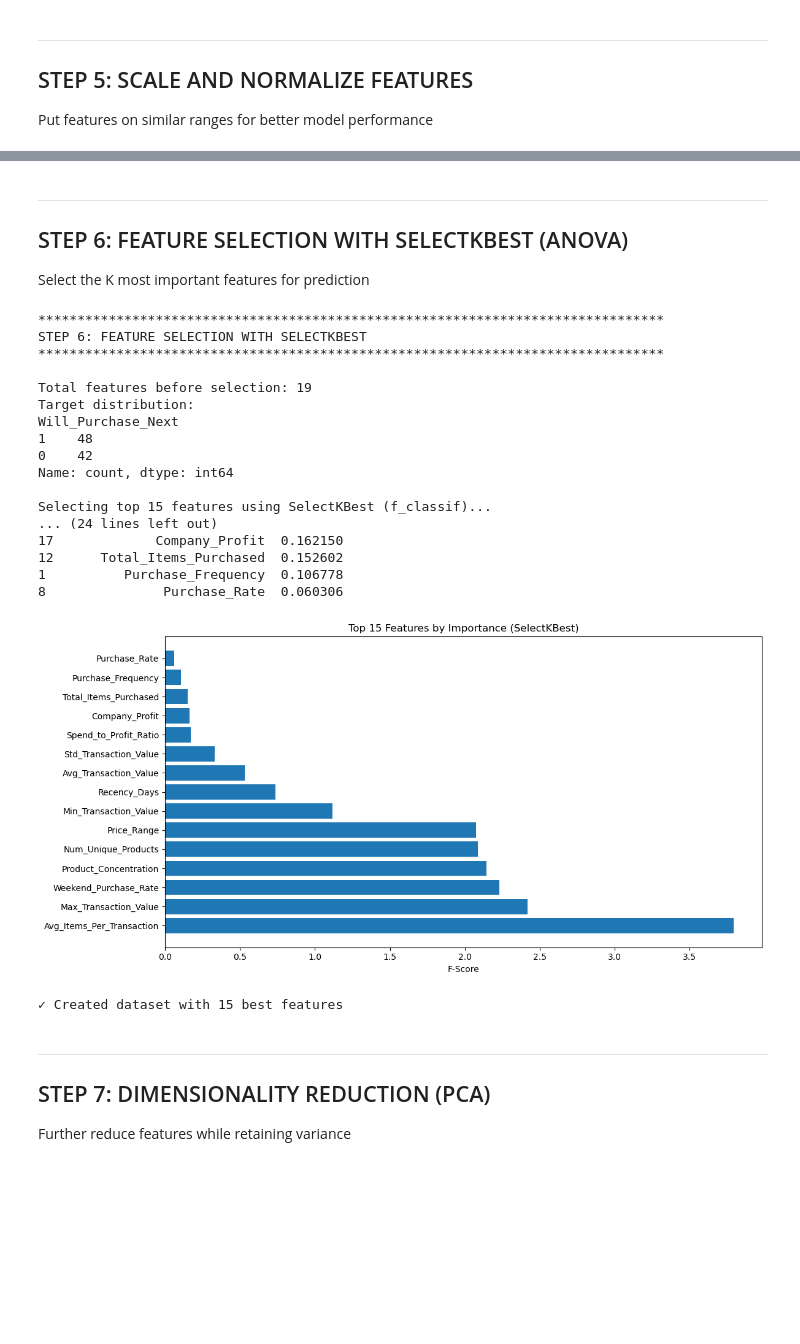
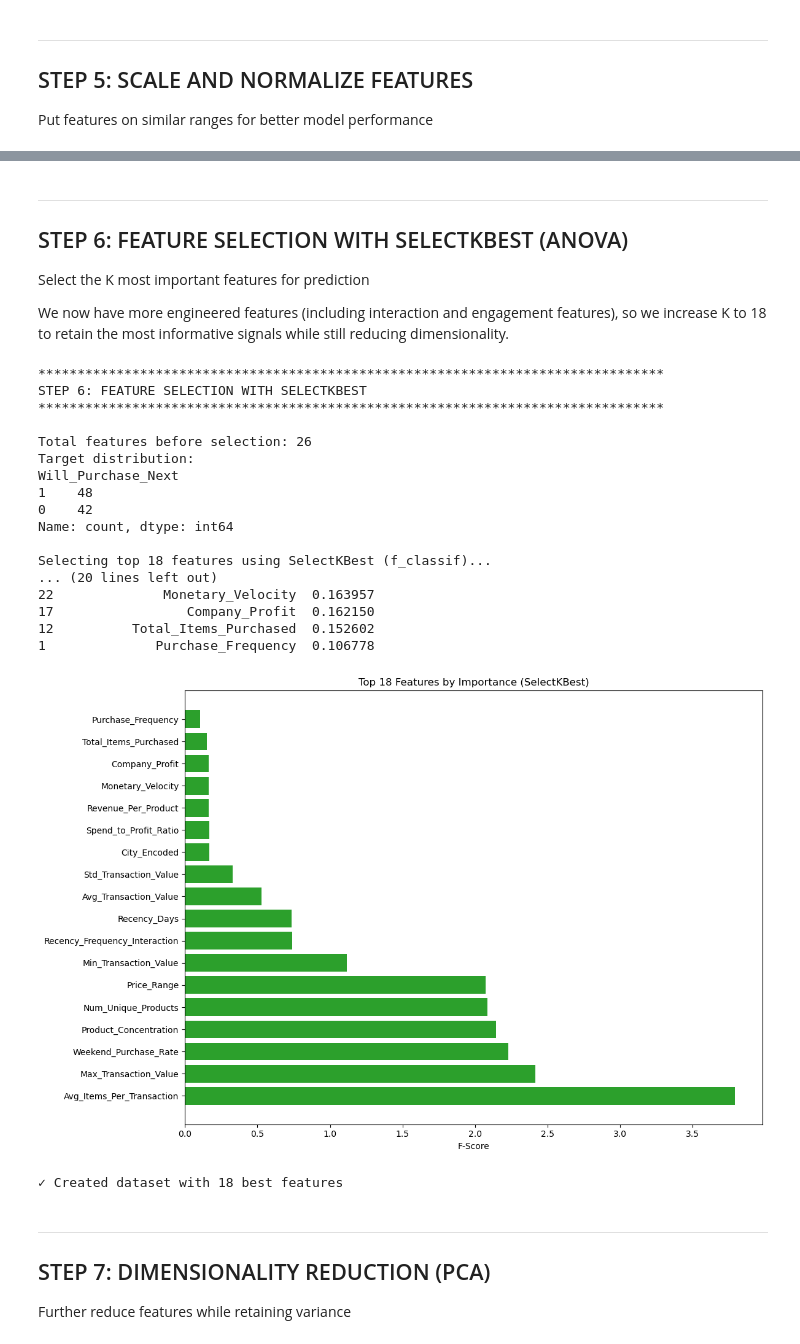
Before and after one commit to kjudge-zxc/MLPA_MS1, a Jupyter notebook: feature_engineering_selection.ipynb, the cells around one changed output, grey strips where cells are left out. Drawn from its saved outputs; the diff is of its cells as text; code cells hidden in the pictures; blank space fills up the shorter version.

Commit message:
New features added in featuring engineering selection. Trees increased and added 5-fold cross validation in predictive model

```diff
--- a/feature_engineering_selection.ipynb
+++ b/feature_engineering_selection.ipynb
@@ -323,8 +372,17 @@ if len(missing_features) > 0:
 else:
     print("\n✓ No missing values found")
 
+# Replace any infinite values with column medians
+for col in customer_features.select_dtypes(include=[np.number]).columns:
+    inf_count = np.isinf(customer_features[col]).sum()
+    if inf_count > 0:
+        median_val = customer_features[col][~np.isinf(customer_features[col])].median()
+        customer_features[col].replace([np.inf, -np.inf], median_val, inplace=True)
+        print(f"  ✓ Replaced {inf_count} infinite values in {col} with median")
+
 # Verify no missing values remain
 print(f"\nTotal missing values after handling: {customer_features.isnull().sum().sum()}")
+print(f"Total infinite values after handling: {np.isinf(customer_features.select_dtypes(include=[np.number])).sum().sum()}")
 # %% [output]
 ********************************************************************************
 STEP 4: HANDLE MISSING DATA
@@ -397,6 +456,8 @@ Example - Before scaling:
 ---
 ## STEP 6: FEATURE SELECTION WITH SELECTKBEST (ANOVA)
 Select the K most important features for prediction
+
+We now have more engineered features (including interaction and engagement features), so we increase K to 18 to retain the most informative signals while still reducing dimensionality.
 # %%
 print("*"*80)
 print("STEP 6: FEATURE SELECTION WITH SELECTKBEST")
@@ -412,7 +473,8 @@ print(y.value_counts())
 
 # Apply SelectKBest with f_classif (ANOVA F-value)
 # This measures the linear dependency between each feature and the target
-k = 15  # Select top 15 features
+# Increased k to 18 to accommodate the new interaction and engagement features
+k = min(18, X.shape[1])  # Select top 18 features (or all if fewer available)
 print(f"\nSelecting top {k} features using SelectKBest (f_classif)...")
 
 selector = SelectKBest(score_func=f_classif, k=k)
@@ -423,61 +485,54 @@ selected_features = X.columns[selector.get_support()].tolist()
 
 # Manually add Recency_Days if it's not already selected
 if 'Recency_Days' not in selected_features:
-    selected_features.insert(0, 'Recency_Days')  # Add it as the first feature
+    selected_features.insert(0, 'Recency_Days')
     print("  ⚠️ Manually added Recency_Days (not selected by SelectKBest)")
-
-# DEBUG: Print the selected features list
-print(f"\n🔍 DEBUG - Selected features list ({len(selected_features)} features):")
-print(selected_features)
-
-# DEBUG: Check if Recency_Days is in customer_features_scaled
-print(f"\n🔍 DEBUG - Is Recency_Days in customer_features_scaled?")
-print('Recency_Days' in customer_features_scaled.columns)
-print(f"Columns in customer_features_scaled: {customer_features_scaled.columns.tolist()}")
 
 # Get feature scores
 feature_scores = pd.DataFrame({
     'Feature': X.columns,
     'Score': selector.scores_
 }).sort_values('Score', ascending=False)
 
 print("\n✓ Feature selection complete")
-print(f"  Features after selection: {X_selected.shape[1]}")
+print(f"  Features after selection: {len(selected_features)}")
 print(f"\nTop {k} selected features:")
 print(feature_scores.head(k))
 
 # Visualize feature importance
-plt.figure(figsize=(12, 6))
-plt.barh(feature_scores.head(k)['Feature'], feature_scores.head(k)['Score'])
+plt.figure(figsize=(12, 8))
+top_scores = feature_scores.head(k)
+colors = ['#2ca02c' if f in selected_features else '#d62728' for f in top_scores['Feature']]
+plt.barh(top_scores['Feature'], top_scores['Score'], color=colors)
 plt.xlabel('F-Score')
 plt.title(f'Top {k} Features by Importance (SelectKBest)')
 plt.tight_layout()
 plt.show()
 
 # Create dataset with selected features only
 customer_features_selected = customer_features_scaled[[id_col] + selected_features + [target_col]].copy()
 
 print(f"\n✓ Created dataset with {len(selected_features)} best features")
 # %% [output]
 ********************************************************************************
 STEP 6: FEATURE SELECTION WITH SELECTKBEST
 ********************************************************************************
 
-Total features before selection: 19
+Total features before selection: 26
 Target distribution:
 Will_Purchase_Next
 1    48
 0    42
 Name: count, dtype: int64
 
-Selecting top 15 features using SelectKBest (f_classif)...
-... (24 lines left out)
-17             Company_Profit  0.162150
-12      Total_Items_Purchased  0.152602
-1          Purchase_Frequency  0.106778
-8               Purchase_Rate  0.060306
+Selecting top 18 features using SelectKBest (f_classif)...
+... (20 lines left out)
+22              Monetary_Velocity  0.163957
+17                 Company_Profit  0.162150
+12          Total_Items_Purchased  0.152602
+1              Purchase_Frequency  0.106778
-[figure, old version]
+[figure, new version]
-✓ Created dataset with 15 best features
+✓ Created dataset with 18 best features
 # %% [markdown]
 ---
 ## STEP 7: DIMENSIONALITY REDUCTION (PCA)
```
Also changed, not shown: parts of 9 cells of this notebook, 6 other files.
